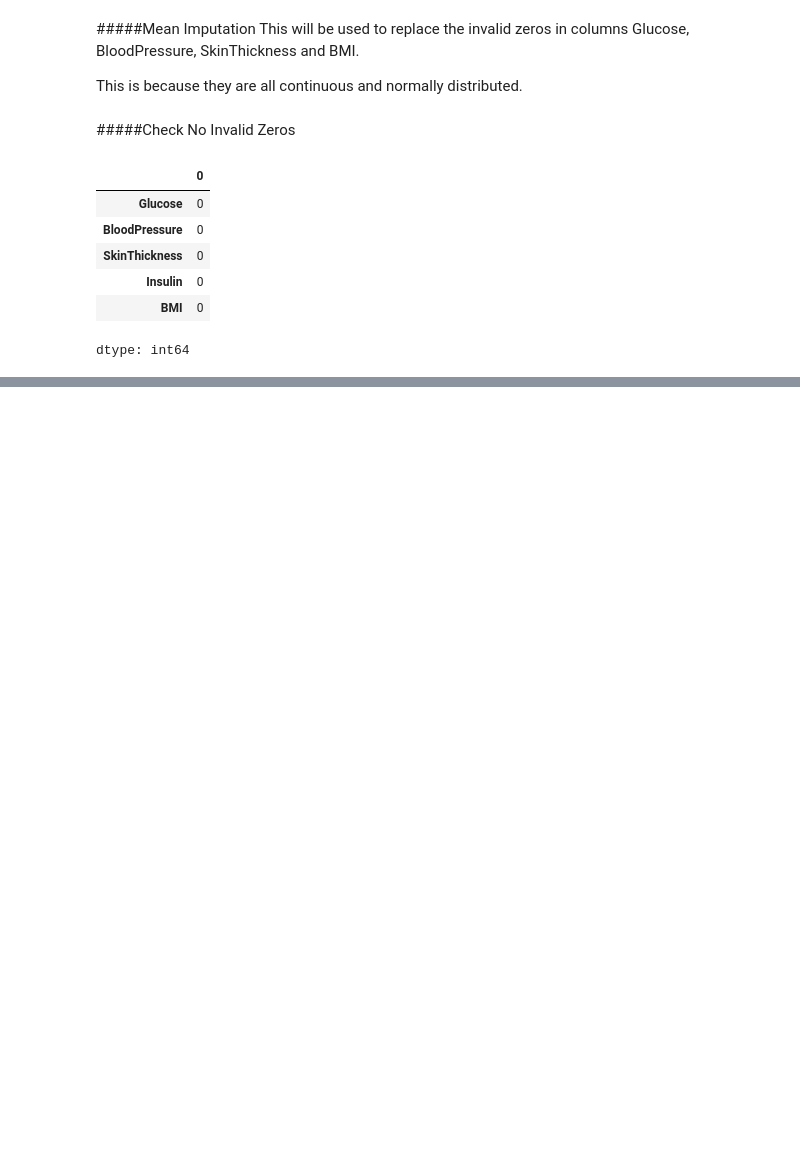
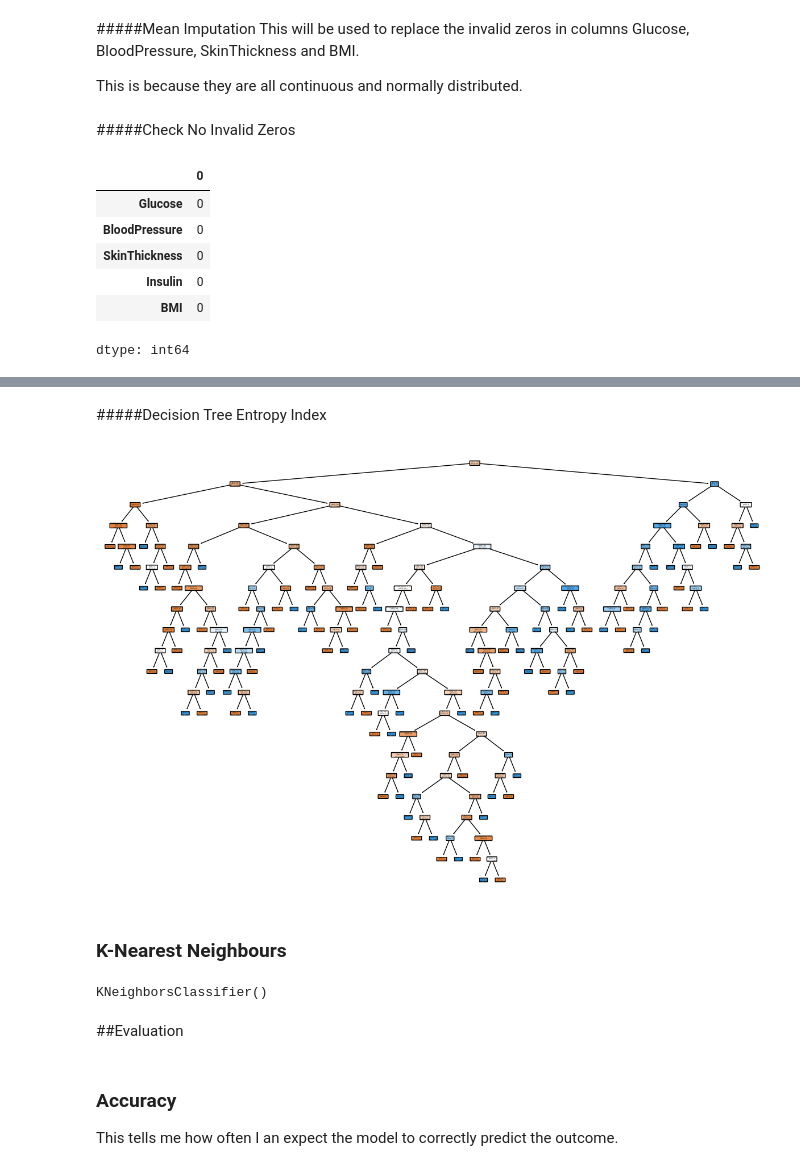
Before and after one commit to T0McKay/HIS406_Assignment2_DiabetesPrediction_TheoMcKay, a Jupyter notebook: diabetes_predictor_Theo_McKay.ipynb, the cells around one changed output, grey strips where cells are left out. Saved outputs shown, nothing was run; the diff lists cells and outputs as text; code cells hidden in the pictures; blank space fills up the shorter version.

```diff
--- a/diabetes_predictor_Theo_McKay.ipynb
+++ b/diabetes_predictor_Theo_McKay.ipynb
@@ -176,0 +352,17 @@ x_train, x_test, y_train, y_test = train_test_split(x, y, test_size=0.2)
+# %% [markdown]
+#####Decision Tree Entropy Index
+# %%
+plt.figure(figsize=(15,10))
+plot_tree(clf_decision_tree_entropy, filled=True, feature_names=df.columns[:-1], class_names=['Non-Diabetic', 'Diabetic'], rounded=True)
+plt.show()
+# %% [output]
+[figure, added]
+# %% [markdown]
+### K-Nearest Neighbours
+# %%
+# Training KNN model
+neighbours_considered = 5
+clf_knn = KNeighborsClassifier(n_neighbors=neighbours_considered)
+clf_knn.fit(x_train, y_train)
+# %% [output]
+KNeighborsClassifier()
@@ -176,0 +379,5 @@ x_train, x_test, y_train, y_test = train_test_split(x, y, test_size=0.2)
+# %% [markdown]
+##Evaluation
+# %% [markdown]
+### Accuracy
+This tells me how often I an expect the model to correctly predict the outcome.
```
Also changed, not shown: parts of 50 cells of this notebook.
